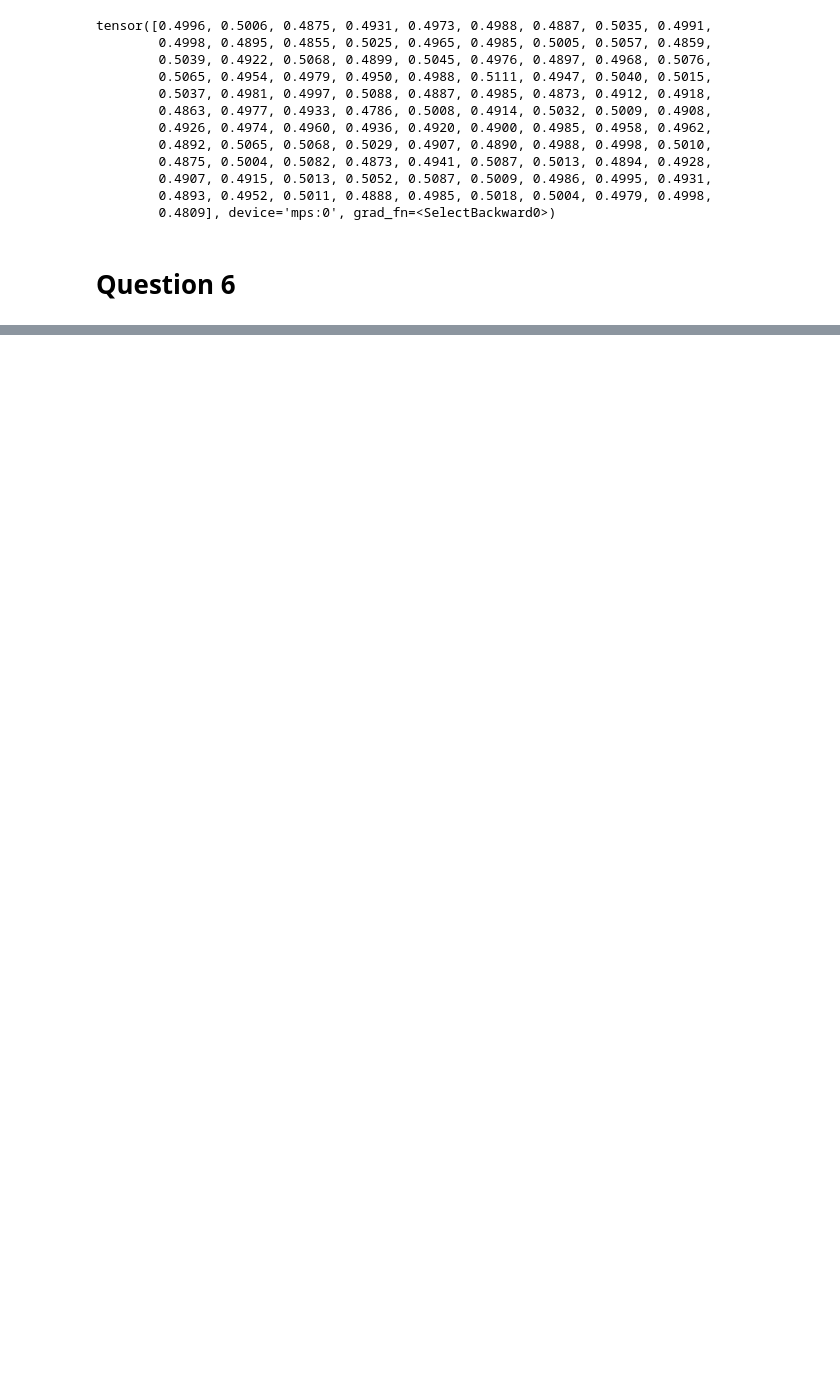
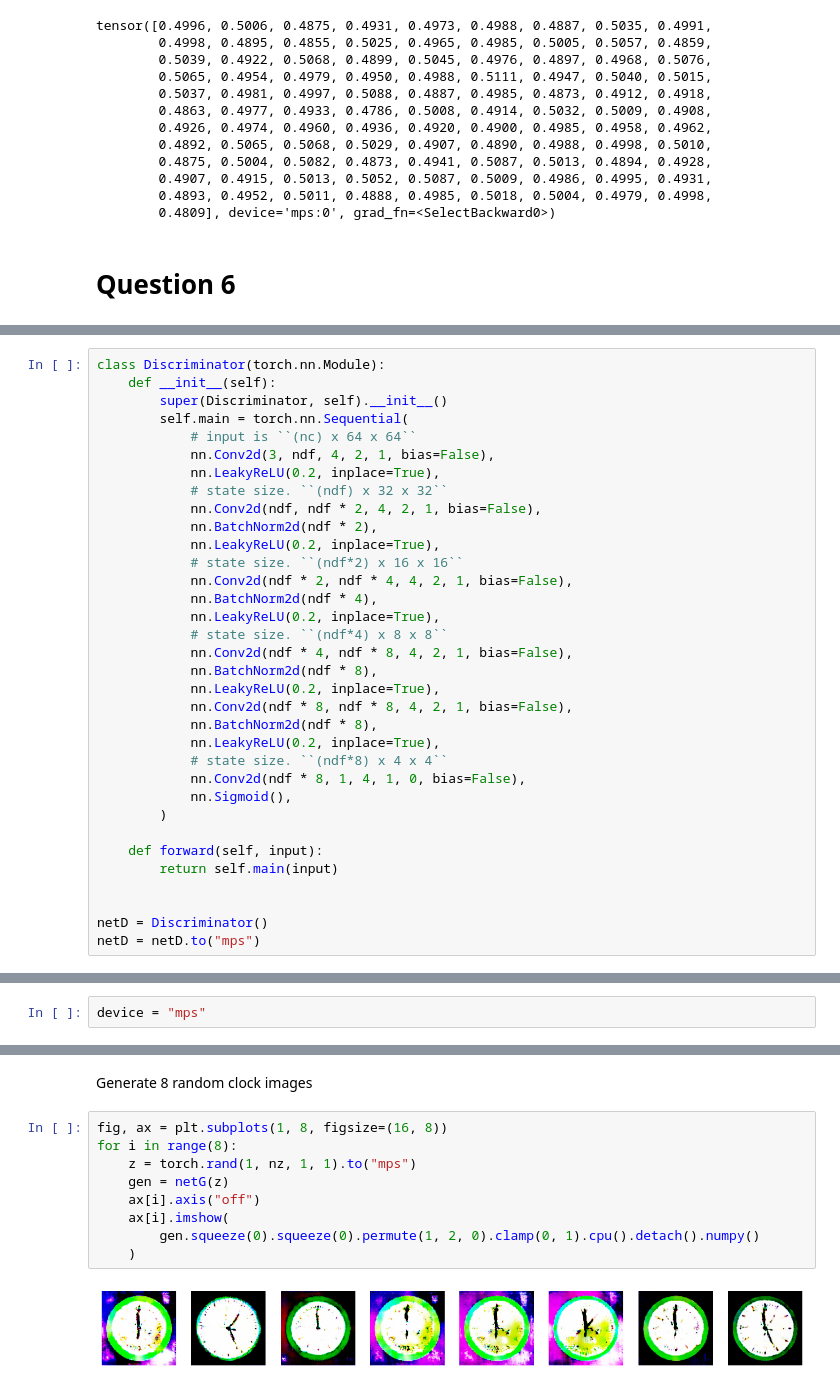
Before and after one commit to dont-text-me/PADL-assessment, a Jupyter notebook: padl.ipynb, the cells around one changed output, grey strips where cells are left out. Cells and saved outputs as stored; diff of their text form; blank space fills up the shorter version.

```diff
--- a/padl.ipynb
+++ b/padl.ipynb
@@ -587,0 +661,34 @@ tensor([0.4996, 0.5006, 0.4875, 0.4931, 0.4973, 0.4988, 0.4887, 0.5035, 0.4991,
+# %%
+class Discriminator(torch.nn.Module):
+    def __init__(self):
+        super(Discriminator, self).__init__()
+        self.main = torch.nn.Sequential(
+            # input is ``(nc) x 64 x 64``
+            nn.Conv2d(3, ndf, 4, 2, 1, bias=False),
+            nn.LeakyReLU(0.2, inplace=True),
+            # state size. ``(ndf) x 32 x 32``
+            nn.Conv2d(ndf, ndf * 2, 4, 2, 1, bias=False),
+            nn.BatchNorm2d(ndf * 2),
+            nn.LeakyReLU(0.2, inplace=True),
+            # state size. ``(ndf*2) x 16 x 16``
+            nn.Conv2d(ndf * 2, ndf * 4, 4, 2, 1, bias=False),
+            nn.BatchNorm2d(ndf * 4),
+            nn.LeakyReLU(0.2, inplace=True),
+            # state size. ``(ndf*4) x 8 x 8``
+            nn.Conv2d(ndf * 4, ndf * 8, 4, 2, 1, bias=False),
+            nn.BatchNorm2d(ndf * 8),
+            nn.LeakyReLU(0.2, inplace=True),
+            nn.Conv2d(ndf * 8, ndf * 8, 4, 2, 1, bias=False),
+            nn.BatchNorm2d(ndf * 8),
+            nn.LeakyReLU(0.2, inplace=True),
+            # state size. ``(ndf*8) x 4 x 4``
+            nn.Conv2d(ndf * 8, 1, 4, 1, 0, bias=False),
+            nn.Sigmoid(),
+        )
+
+    def forward(self, input):
+        return self.main(input)
+
+
+netD = Discriminator()
+netD = netD.to("mps")
@@ -587,0 +701,2 @@ tensor([0.4996, 0.5006, 0.4875, 0.4931, 0.4973, 0.4988, 0.4887, 0.5035, 0.4991,
+# %%
+device = "mps"
@@ -587,0 +832,13 @@ tensor([0.4996, 0.5006, 0.4875, 0.4931, 0.4973, 0.4988, 0.4887, 0.5035, 0.4991,
+# %% [markdown]
+Generate 8 random clock images
+# %%
+fig, ax = plt.subplots(1, 8, figsize=(16, 8))
+for i in range(8):
+    z = torch.rand(1, nz, 1, 1).to("mps")
+    gen = netG(z)
+    ax[i].axis("off")
+    ax[i].imshow(
+        gen.squeeze(0).squeeze(0).permute(1, 2, 0).clamp(0, 1).cpu().detach().numpy()
+    )
+# %% [output]
+[figure, added]
```
Also changed, not shown: parts of 19 cells of this notebook, 2 other files.
